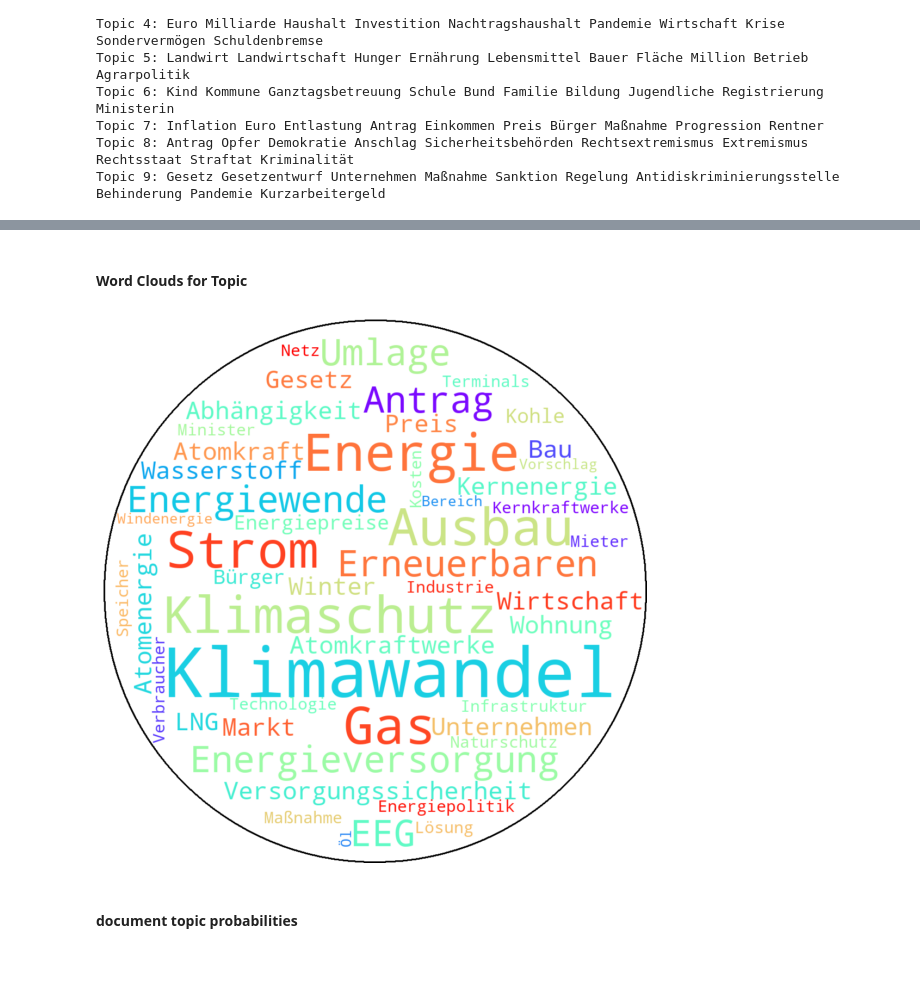
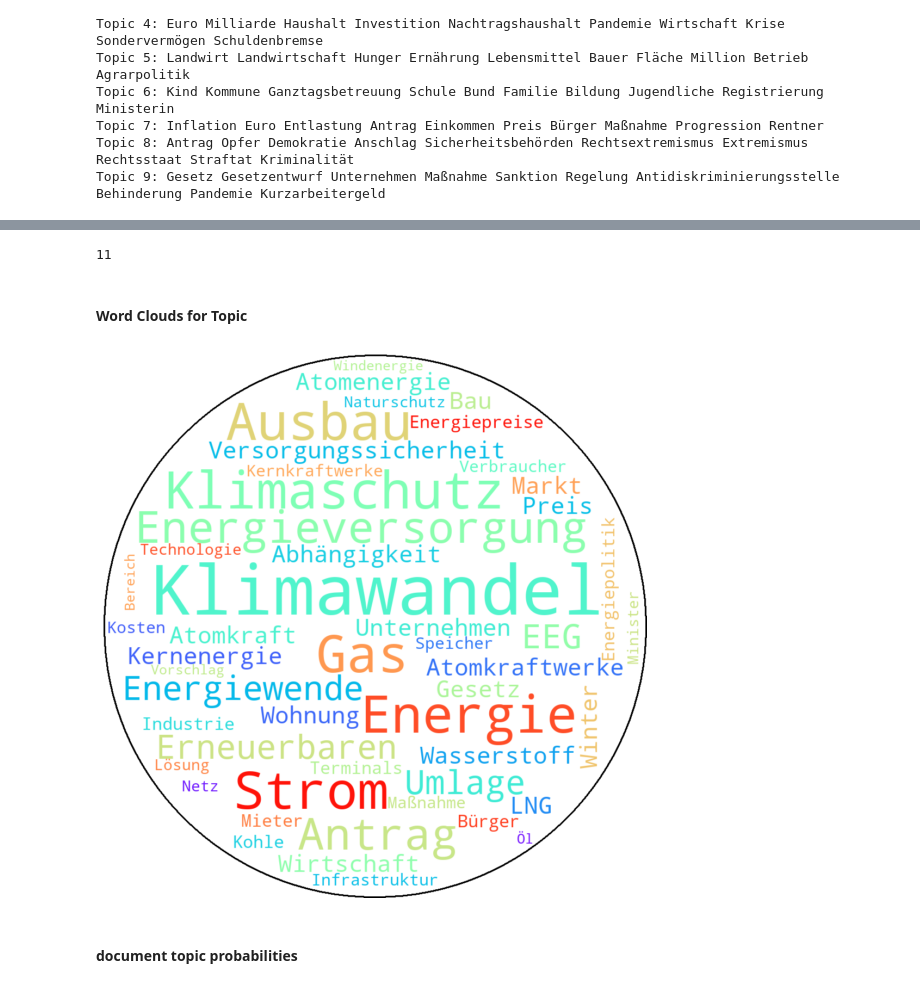
Before and after one commit to sevenbanisch/bundestagsreden, a Jupyter notebook: pipelines_SS22/Sven/xTopicModel.ipynb, the cells around one changed output, grey strips where cells are left out. Cells and saved outputs as stored; diff of their text form; code cells hidden in the pictures.

Commit message:
changed structure for topics in xTopicModel

```diff
--- a/pipelines_SS22/Sven/xTopicModel.ipynb
+++ b/pipelines_SS22/Sven/xTopicModel.ipynb
@@ -167,34 +166,40 @@ topic_list_ext
+# %%
+len(topics)
+# %% [output]
+11
 # %% [markdown]
 #### Word Clouds for Topic
 # %%
 import numpy as np
 from PIL import Image
 from wordcloud import WordCloud
 
 mask = np.array(Image.open("circle.png"))
 
 # parameters:
 
 wordcloud = WordCloud(background_color='white', max_words=50, mask=mask, contour_color='#000000', contour_width=3, colormap='rainbow').generate(" ".join(topic_words[0]))
 
 # create image as circle
 
 fig = plt.figure(figsize=(10,10))
 plt.imshow(wordcloud, interpolation='bilinear')
 plt.axis("off")
 
 # presentate:
 
 plt.show()
 
 
 # generate PNG for all topics
-for tx,topic in enumerate(topic_words):
-    wordcloud = WordCloud(background_color='white', max_words=50, mask=mask, contour_color='#000000', contour_width=3, colormap='rainbow').generate(" ".join(topic_words[tx]))
-
-    wordcloud.to_file(f"wordclouds/wordcloud_{tx}.png")
+for tx,topic in enumerate(topics):
+    if topic['name'] == 'rest':
+        pass
+    else:
+        wordcloud = WordCloud(background_color='white', max_words=50, mask=mask, contour_color='#000000', contour_width=3, colormap='rainbow').generate(" ".join(topic['words']))
+        wordcloud.to_file(f"wordclouds/wordcloud_{tx}.png")
 # %% [output]
-[figure, old version]
+[figure, new version]
 # %% [markdown]
 #### document topic probabilities
 # %%
```
Also changed, not shown: parts of 11 cells of this notebook, 12 other files.
